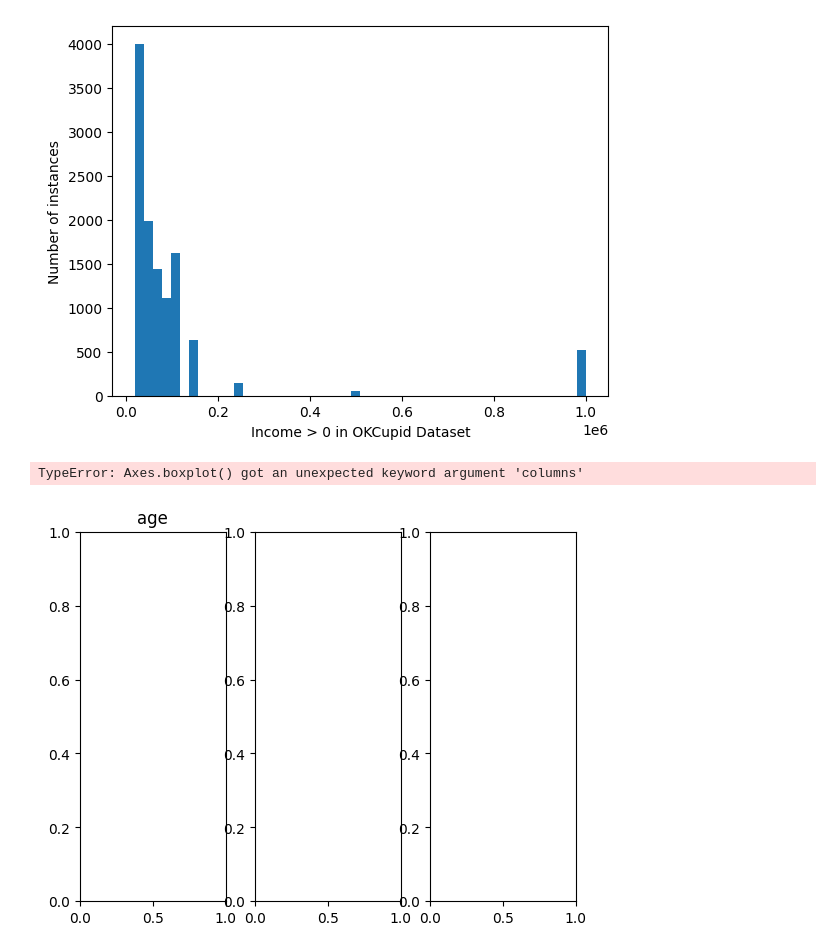
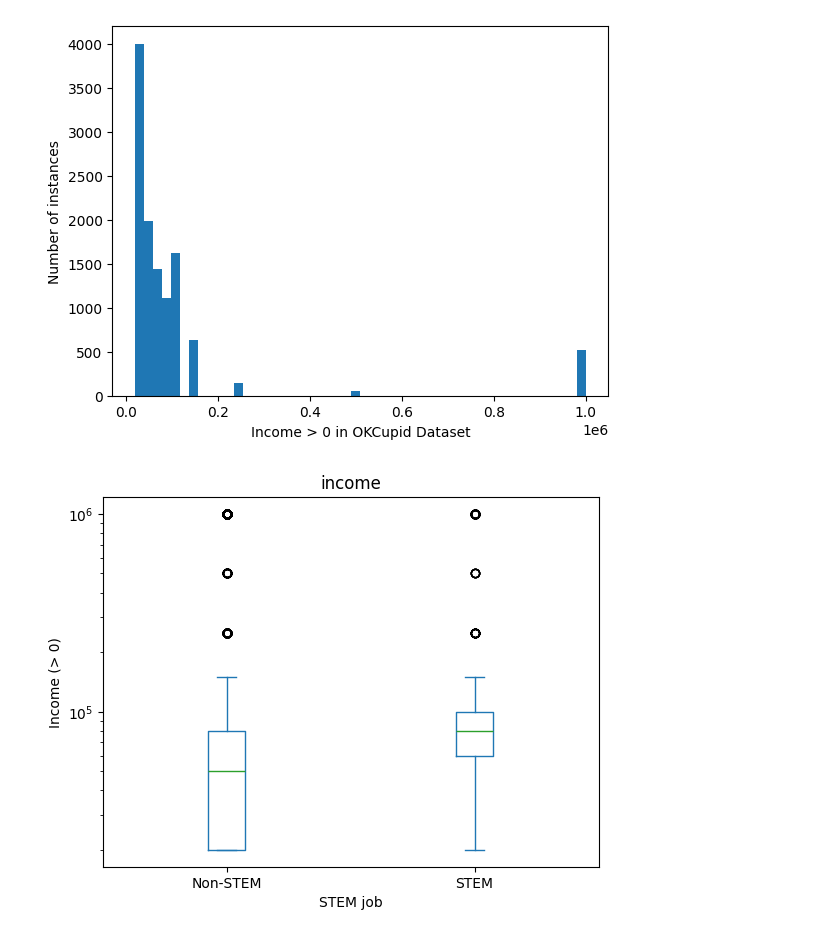
Before and after one commit to mru-data3464/w26, a Jupyter notebook: demo_code/06_missing_weird/ok_cupid_processing.ipynb, the cells around one changed output. Cells and saved outputs as stored; diff of their text form; code cells hidden in the pictures.

Commit message:
Fixing pandas boxplot

```diff
--- a/demo_code/06_missing_weird/ok_cupid_processing.ipynb
+++ b/demo_code/06_missing_weird/ok_cupid_processing.ipynb
@@ -286,17 +286,16 @@ plt.savefig("../../static/img/06-income-hist.png")
 # %%
 # What about boxplots vs STEM?
 # Only use the training data since we're looking at relationship with predictor
 plot_df = train[train["income"] > 0]
 fig, ax = plt.subplots()
-plot_df.plot.box(ax=ax,by="stem_job")
+plot_df.plot.box(column="income", ax=ax,by="stem_job")
 ax.set_xlabel("STEM job")
 ax.set_xticks([1,2], labels=["Non-STEM", "STEM"])
 ax.set_ylabel("Income (> 0)")
 plt.yscale("log")
 plt.savefig("../../static/img/06-income-boxplot.png")
 # %% [output]
-TypeError: Axes.boxplot() got an unexpected keyword argument 'columns'
-[figure, old version]
+[figure, new version]
 # %%
 # Those outliers are all overlapping, try spreading them out with jitter
 fig, ax = plt.subplots()
```
Also changed, not shown: parts of 2 cells of this notebook, 2 other files.
